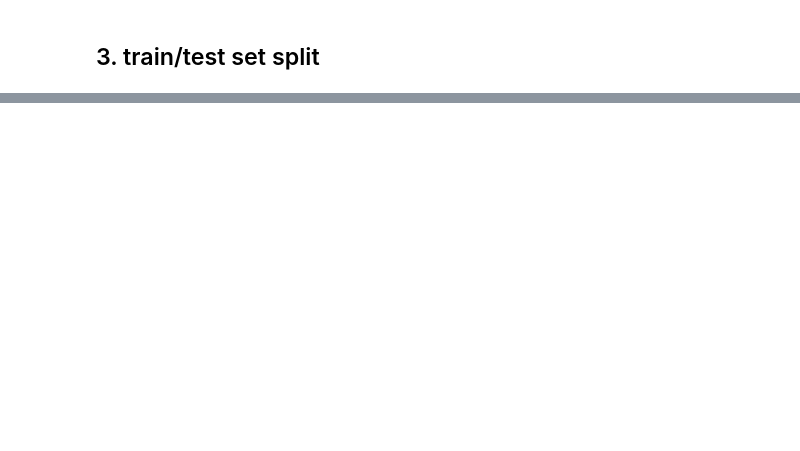
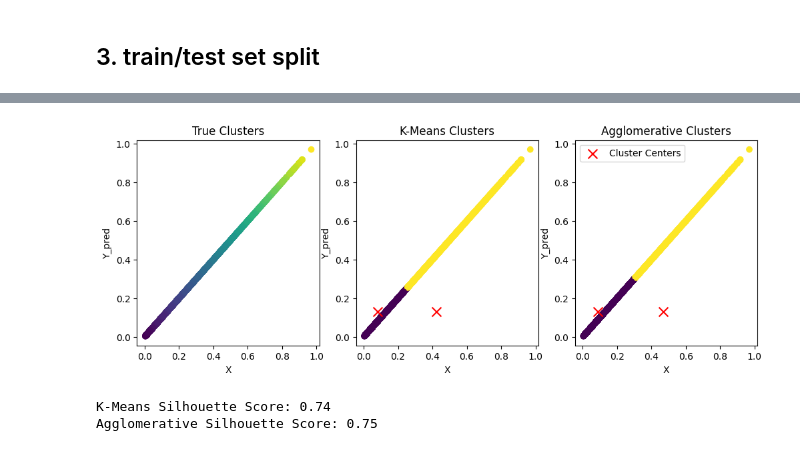
Before and after one commit to yoooooooonji/ML-model-LT_OV30, a Jupyter notebook: glm.ipynb, the cells around one changed output, grey strips where cells are left out. Saved outputs shown, nothing was run; the diff lists cells and outputs as text; code cells hidden in the pictures; blank space fills up the shorter version.

```diff
--- a/glm.ipynb
+++ b/glm.ipynb
@@ -627,23 +661,3 @@ Cross-Validation Mean Accuracy: 0.8782963992329524
-# %%
-y_pred = logit_model.predict(X_test)
-
-threshold = 0.5
-y_pred_binary = (y_pred > threshold).astype(int)
-
-accuracy = accuracy_score(y_test, y_pred_binary)
-confusion_matrix = confusion_matrix(y_test, y_pred_binary)
-
-TP = confusion_matrix[1, 1]
-TN = confusion_matrix[0, 0]
-FP = confusion_matrix[0, 1]
-FN = confusion_matrix[1, 0]
-
-sensitivity = TP / (TP + FN)
-specificity = TN / (TN + FP)
-
-print("Accuracy:", accuracy)
-print("Sensitivity:", sensitivity)
-print("Specificity:", specificity)
 # %%
 # X_train = sm.add_constant(X_train)
 # logit_model = sm.Logit(y_train, X_train)
@@ -686,0 +737,53 @@ print("Specificity:", specificity)
+# %%
+X = y_pred.to_numpy().reshape(-1, 1)
+
+n = 2
+
+kmeans = KMeans(n_clusters = n )
+kmeans_clusters = kmeans.fit_predict(X)
+
+agglomerative = AgglomerativeClustering(n_clusters = n )
+agglomerative_clusters = agglomerative.fit_predict(X)
+
+kmeans_cluster_centers = kmeans.cluster_centers_
+agg_cluster_centers = np.array([X[agglomerative_clusters == i].mean() for i in range(2)])
+
+kmeans_clusters = kmeans_clusters
+agglomerative_clusters = agglomerative_clusters
+
+# 데이터 시각화
+plt.figure(figsize=(12, 4))
+
+plt.subplot(131)
+plt.scatter(X, y_pred, c=y_pred, cmap='viridis')
+plt.title('True Clusters')
+plt.xlabel('X')
+plt.ylabel('Y_pred')
+
+plt.subplot(132)
+plt.scatter(X, y_pred, c=kmeans_clusters, cmap='viridis')
+plt.scatter(kmeans_cluster_centers, [y_pred.mean()] * len(kmeans_cluster_centers), c='red', marker='x', s=100, label='Cluster Centers')
+plt.title('K-Means Clusters')
+plt.xlabel('X')
+plt.ylabel('Y_pred')
+
+plt.subplot(133)
+plt.scatter(X, y_pred, c=agglomerative_clusters, cmap='viridis')
+plt.scatter(agg_cluster_centers, [y_pred.mean()] * len(agg_cluster_centers), c='red', marker='x', s=100, label='Cluster Centers')
+plt.title('Agglomerative Clusters')
+plt.xlabel('X')
+plt.ylabel('Y_pred')
+
+plt.legend()
+plt.show()
+# %% [output]
+[figure, added]
+# %%
+kmeans_silhouette_score = silhouette_score(X, kmeans_clusters)
+agglomerative_silhouette_score = silhouette_score(X, agglomerative_clusters)
+
+print(f"K-Means Silhouette Score: {kmeans_silhouette_score:.2f}")
+print(f"Agglomerative Silhouette Score: {agglomerative_silhouette_score:.2f}")
+# %% [output]
+K-Means Silhouette Score: 0.74
+Agglomerative Silhouette Score: 0.75
```
Also changed, not shown: parts of 22 cells of this notebook, 1 other file.
